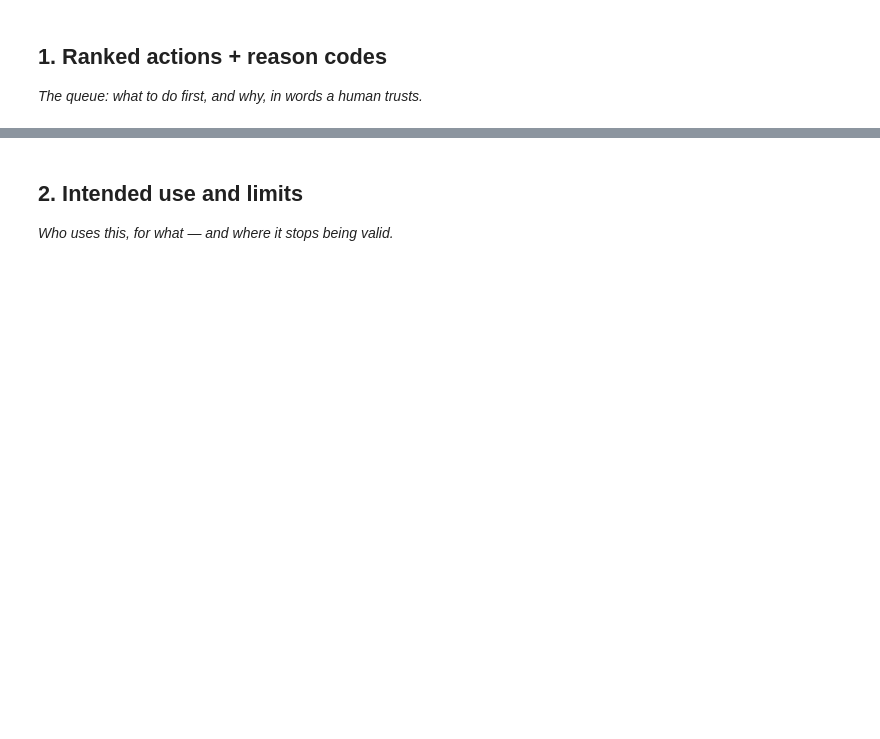
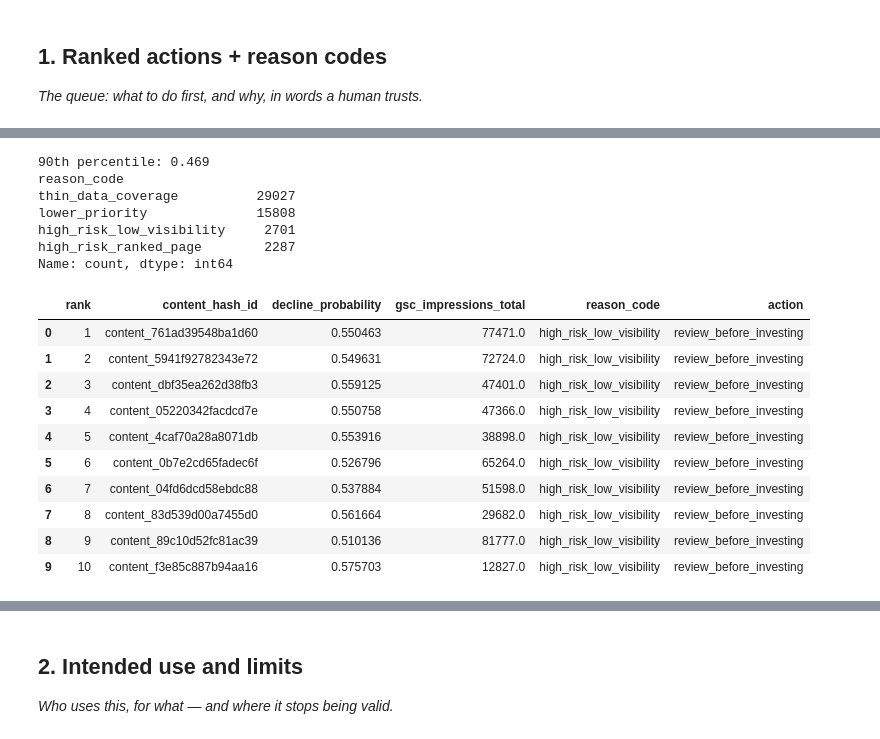
Before and after one commit to maryam12arshad17/flyrank-internship-ml, a Jupyter notebook: work/notebooks/w07_action_playbook.ipynb, the cells around one changed output, grey strips where cells are left out. Cells and saved outputs as stored; diff of their text form; code cells hidden in the pictures; blank space fills up the shorter version.

```diff
--- a/work/notebooks/w07_action_playbook.ipynb
+++ b/work/notebooks/w07_action_playbook.ipynb
@@ -6,3 +6,13 @@
 This skeleton is yours to fill. Work the sections **in order** — each one has a one-line hint. Simple words, honest numbers.
 
 > Working with an AI assistant? Tell it to read `skills/README.md` first and load the one skill this assignment names on its card.
+# %%
+import duckdb
+from google.colab import userdata
+
+HF_TOKEN = userdata.get('HF_TOKEN')
+con = duckdb.connect()
+con.execute(f"CREATE SECRET (TYPE huggingface, TOKEN '{HF_TOKEN}')")
+BASE = "hf://datasets/FlyRank/internship-warehouse"
+MONTH = "2026-03"
+print("Connected!")
@@ -15,0 +79,40 @@ This skeleton is yours to fill. Work the sections **in order** — each one has
+# %%
+p90 = test_df["decline_probability"].quantile(0.90)
+
+def reason_code(row):
+    if row["decline_probability"] >= p90 and row["gsc_avg_position"] <= 10:
+        return "high_risk_ranked_page", "review_and_refresh"
+    elif row["decline_probability"] >= p90:
+        return "high_risk_low_visibility", "review_before_investing"
+    elif row["gsc_coverage"] < 0.5:
+        return "thin_data_coverage", "verify_data_before_acting"
+    else:
+        return "lower_priority", "monitor_only"
+
+test_df[["reason_code", "action"]] = test_df.apply(lambda r: pd.Series(reason_code(r)), axis=1)
+test_df["priority_score"] = test_df["decline_probability"] * np.log1p(test_df["gsc_impressions_total"])
+ranked_queue = test_df.sort_values("priority_score", ascending=False).reset_index(drop=True)
+ranked_queue["rank"] = ranked_queue.index + 1
+
+print("90th percentile:", round(p90, 3))
+print(ranked_queue["reason_code"].value_counts())
+ranked_queue[["rank", "content_hash_id", "decline_probability", "gsc_impressions_total", "reason_code", "action"]].head(10)
+# %% [output]
+90th percentile: 0.469
+reason_code
+thin_data_coverage          29027
+lower_priority              15808
+high_risk_low_visibility     2701
+high_risk_ranked_page        2287
+Name: count, dtype: int64
+|  | rank | content_hash_id | decline_probability | gsc_impressions_total | reason_code | action |
+| 0 | 1 | content_761ad39548ba1d60 | 0.550463 | 77471.0 | high_risk_low_visibility | review_before_investing |
+| 1 | 2 | content_5941f92782343e72 | 0.549631 | 72724.0 | high_risk_low_visibility | review_before_investing |
+| 2 | 3 | content_dbf35ea262d38fb3 | 0.559125 | 47401.0 | high_risk_low_visibility | review_before_investing |
+| 3 | 4 | content_05220342facdcd7e | 0.550758 | 47366.0 | high_risk_low_visibility | review_before_investing |
+| 4 | 5 | content_4caf70a28a8071db | 0.553916 | 38898.0 | high_risk_low_visibility | review_before_investing |
+| 5 | 6 | content_0b7e2cd65fadec6f | 0.526796 | 65264.0 | high_risk_low_visibility | review_before_investing |
+| 6 | 7 | content_04fd6dcd58ebdc88 | 0.537884 | 51598.0 | high_risk_low_visibility | review_before_investing |
+| 7 | 8 | content_83d539d00a7455d0 | 0.561664 | 29682.0 | high_risk_low_visibility | review_before_investing |
+| 8 | 9 | content_89c10d52fc81ac39 | 0.510136 | 81777.0 | high_risk_low_visibility | review_before_investing |
+| 9 | 10 | content_f3e85c887b94aa16 | 0.575703 | 12827.0 | high_risk_low_visibility | review_before_investing |
```
Also changed, not shown: parts of 18 cells of this notebook.
